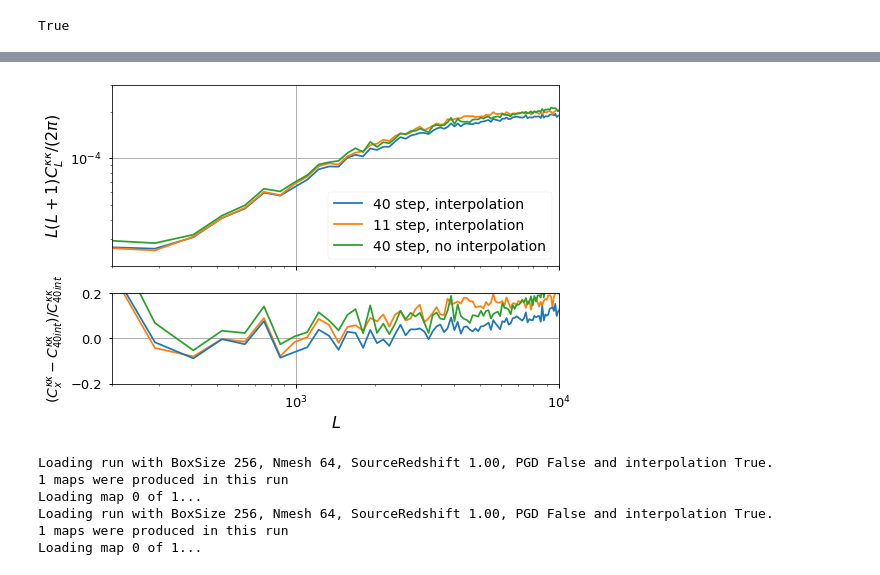
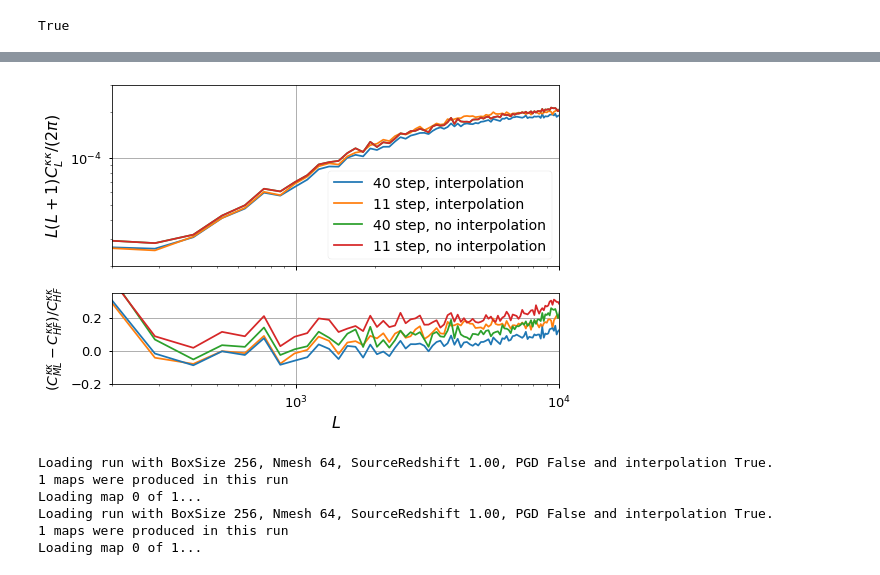
Before and after one commit to VMBoehm/MADLens, a Jupyter notebook: notebooks/PlotResults-publications.ipynb, the cells around one changed output, grey strips where cells are left out. Drawn from its saved outputs; the diff is of its cells as text; code cells hidden in the pictures.

```diff
--- a/notebooks/PlotResults-publications.ipynb
+++ b/notebooks/PlotResults-publications.ipynb
@@ -506,3 +506,7 @@ Loading map 2 of 4...
 Loading map 3 of 4...
 Computing theory Cls....
 True
+# %%
+run = Run(githash='73d941c', label='cross_test', rnum=0, local_path='../')
+runs['256']['no_interp']['11step']['1.0']=run
+runs['256']['no_interp']['11step']['1.0'].fill_cl_dicts(downsample=False)
@@ -509,29 +524,33 @@ True
 # %%
 fig, ax = plt.subplots(nrows=2, ncols=1, sharex=True, sharey=False, squeeze=True, gridspec_kw={'height_ratios':(2,1)})
 
 LL= runs['256']['no_interp']['1.0'].measured_cls['1.0']['L']
 x = LL*(LL+1.)/2./np.pi
 halofit = runs['256']['interp']['1.0'].theory_cls['1.0']['clkk']
-ppp = ax[0].loglog(LL,x*runs['256']['interp']['1.0'].measured_cls['1.0']['clkk'], label='40 step, interpolation')
-pp=ax[0].loglog(LL,x*runs['256']['interp']['11step']['1.0'].measured_cls['1.0']['clkk'], label='11 step, interpolation')
+p3 = ax[0].loglog(LL,x*runs['256']['interp']['1.0'].measured_cls['1.0']['clkk'], label='40 step, interpolation')
+p2=ax[0].loglog(LL,x*runs['256']['interp']['11step']['1.0'].measured_cls['1.0']['clkk'], label='11 step, interpolation')
 p =ax[0].loglog(LL,x*runs['256']['no_interp']['1.0'].measured_cls['1.0']['clkk'], label='40 step, no interpolation')
+p4 =ax[0].loglog(LL,x*runs['256']['no_interp']['1.0'].measured_cls['1.0']['clkk'], label='11 step, no interpolation')
+
 #plt.loglog(LL,x*halofit, label='halofit')
 ax[0].set_xlim(200,1e4)
 ax[0].set_ylim(2e-5,3e-4)
 ax[0].set_ylabel('$L(L+1) C^{\kappa \kappa}_L/(2\pi)$',fontsize=16)
 ax[1].set_xlabel('$L$',fontsize=16)
 ax[0].legend(fontsize=14)
 ax[0].grid()
 ref = halofit#runs['256']['interp']['1.0'].measured_cls['1.0']['clkk']
-ax[1].semilogx(LL,(runs['256']['interp']['11step']['1.0'].measured_cls['1.0']['clkk']-ref)/ref, color=pp[0].get_color())
+ax[1].semilogx(LL,(runs['256']['interp']['11step']['1.0'].measured_cls['1.0']['clkk']-ref)/ref, color=p2[0].get_color())
 ax[1].semilogx(LL,(runs['256']['no_interp']['1.0'].measured_cls['1.0']['clkk']-ref)/ref, color=p[0].get_color())
-ax[1].semilogx(LL,(runs['256']['interp']['1.0'].measured_cls['1.0']['clkk']-ref)/ref, color=ppp[0].get_color())
-ax[1].set_ylabel(r'$(C_{x}^{\kappa \kappa}-C_{40int}^{\kappa \kappa})/C_{40int}^{\kappa \kappa}$',fontsize=14)
-ax[1].set_ylim(-0.2,0.2)
+ax[1].semilogx(LL,(runs['256']['interp']['1.0'].measured_cls['1.0']['clkk']-ref)/ref, color=p3[0].get_color())
+ax[1].semilogx(LL,(runs['256']['no_interp']['11step']['1.0'].measured_cls['1.0']['clkk']-ref)/ref, color=p4[0].get_color())
+ax[1].set_ylabel(r'$(C_{ML}^{\kappa \kappa}-C_{HF}^{\kappa \kappa})/C_{HF}^{\kappa \kappa}$',fontsize=14)
+ax[1].set_ylim(-0.2,0.35)
 ax[1].grid()
 plt.show()
+# different framing
 # %% [output]
-[figure, old version]
+[figure, new version]
 # %%
 run = Run(githash='a2c562f', label='deriv_test', rnum=0, local_path='../')
 map_plus = run.get_map(1.0,0)
```
Also changed, not shown: parts of 3 cells of this notebook.
